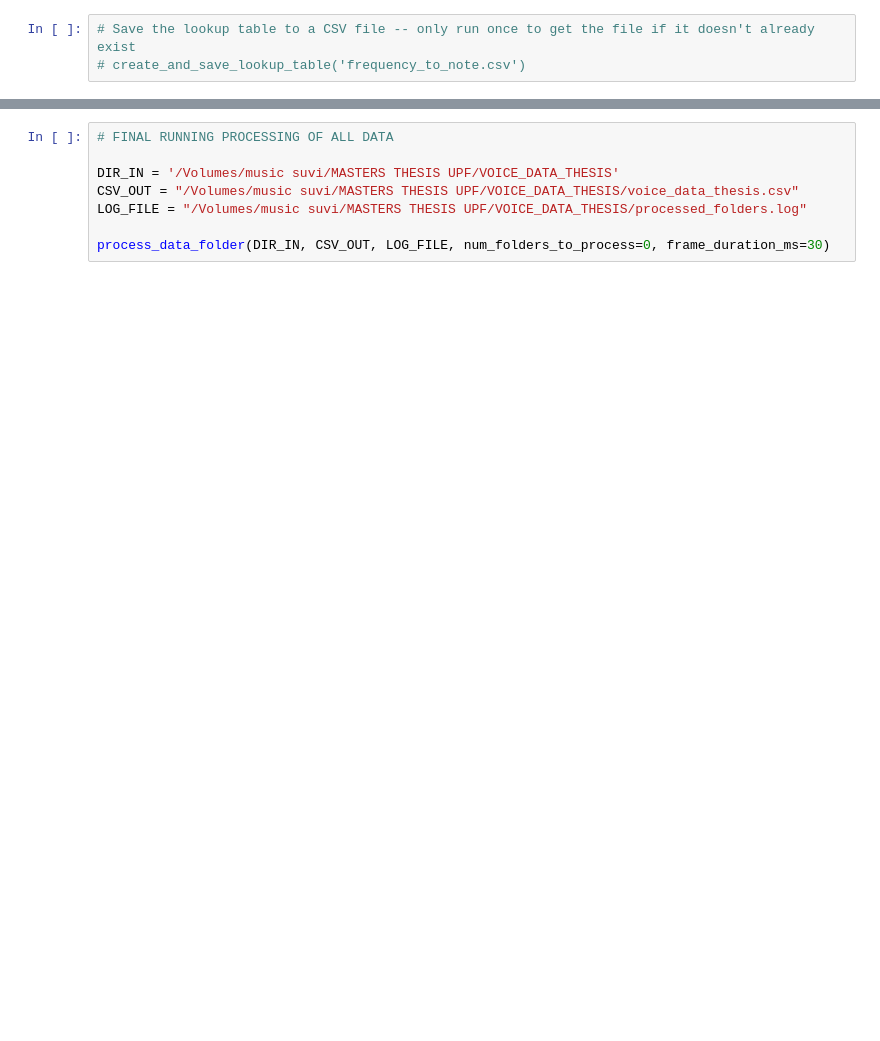
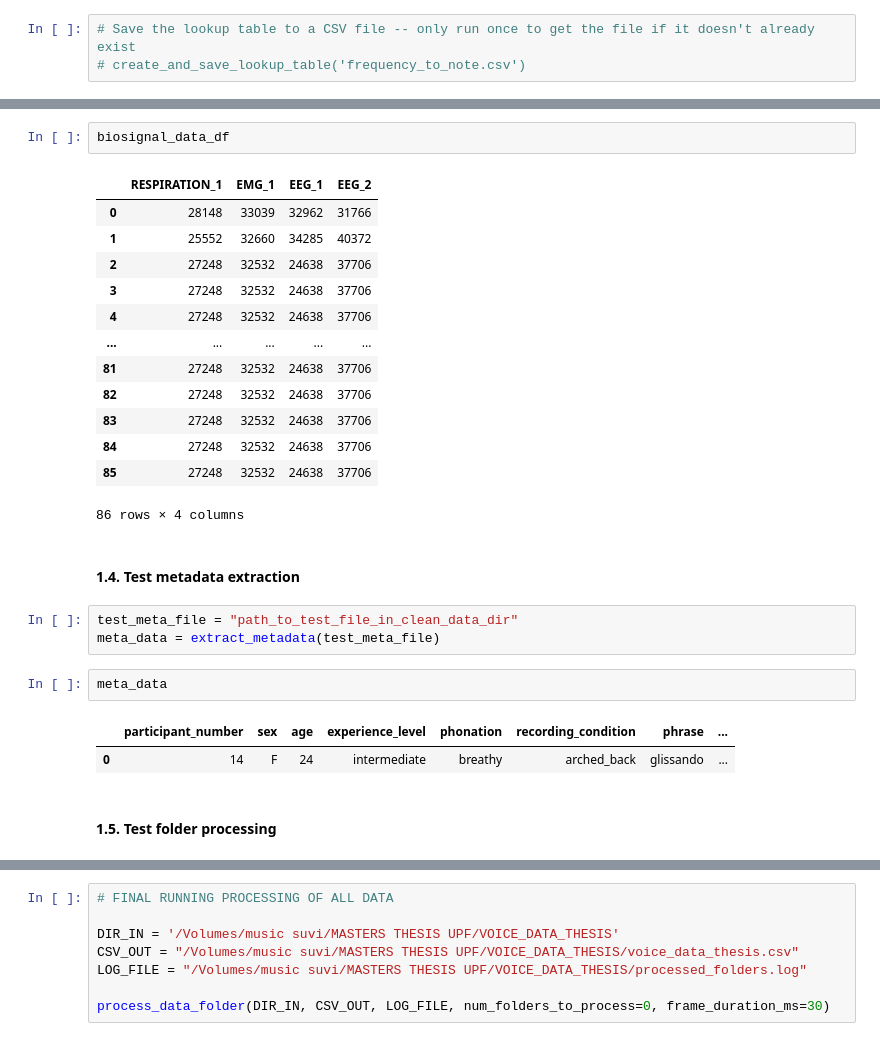
Before and after one commit to suvimh/vocal_data_feature_extraction, a Jupyter notebook: feature_extraction.ipynb, the cells around one changed output, grey strips where cells are left out. Cells and saved outputs as stored; diff of their text form; blank space fills up the shorter version.

```diff
--- a/feature_extraction.ipynb
+++ b/feature_extraction.ipynb
@@ -85,2 +107,30 @@ write_features_to_csv(TEST_CSV, file_info, features, pose_landmarks, face_landma
+# %%
+biosignal_data_df
+# %% [output]
+|  | RESPIRATION_1 | EMG_1 | EEG_1 | EEG_2 |
+| 0 | 28148 | 33039 | 32962 | 31766 |
+| 1 | 25552 | 32660 | 34285 | 40372 |
+| 2 | 27248 | 32532 | 24638 | 37706 |
+| 3 | 27248 | 32532 | 24638 | 37706 |
+| 4 | 27248 | 32532 | 24638 | 37706 |
+| ... | ... | ... | ... | ... |
+| 81 | 27248 | 32532 | 24638 | 37706 |
+| 82 | 27248 | 32532 | 24638 | 37706 |
+| 83 | 27248 | 32532 | 24638 | 37706 |
+| 84 | 27248 | 32532 | 24638 | 37706 |
+| 85 | 27248 | 32532 | 24638 | 37706 |
+86 rows × 4 columns
+# %% [markdown]
+#### 1.4. Test metadata extraction
+# %%
+test_meta_file = "path_to_test_file_in_clean_data_dir"
+meta_data = extract_metadata(test_meta_file)
+# %%
+meta_data
+# %% [output]
+|  | participant_number | sex | age | experience_level | phonation | recording_condition | phrase | ... |
+| 0 | 14 | F | 24 | intermediate | breathy | arched_back | glissando | ... |
+# %% [markdown]
+#### 1.5. Test folder processing
 # %%
 # test feature extraction from file system
```
Also changed, not shown: parts of 22 cells of this notebook, 10 other files.
